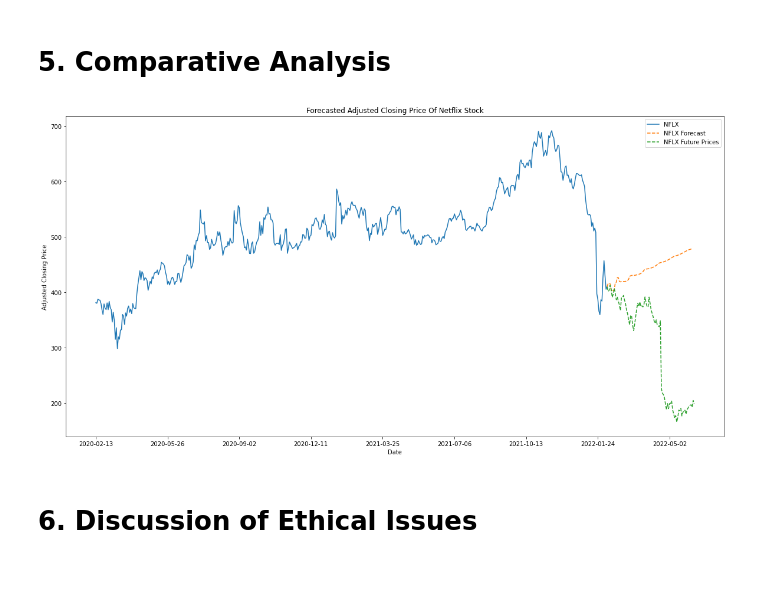
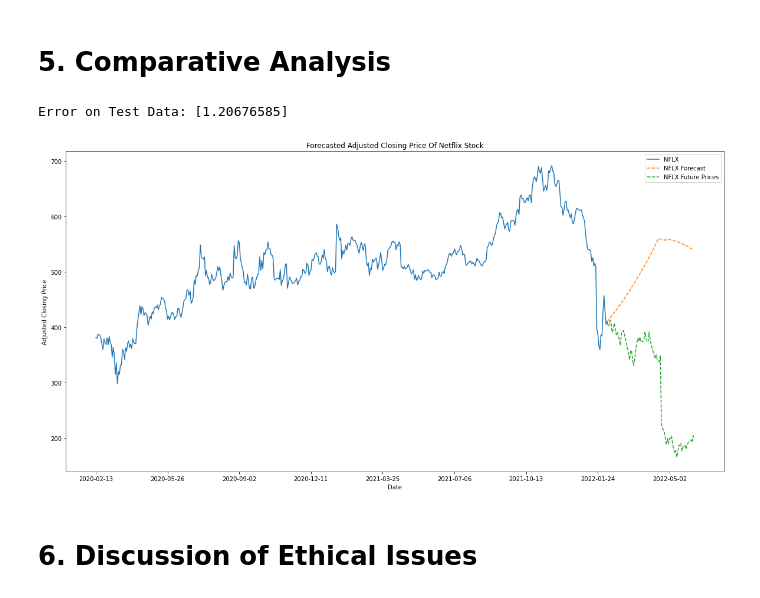
Before and after one commit to Ravi-Raghavan/ECE_443_Term_Project, a Jupyter notebook: NetflixStockPrices.ipynb, the cells around one changed output. Cells and saved outputs as stored; diff of their text form; code cells hidden in the pictures.

```diff
--- a/NetflixStockPrices.ipynb
+++ b/NetflixStockPrices.ipynb
@@ -152,46 +163,53 @@ model1 = LinearRegression().fit(X_train, Y_train)
 future_stock_prices = pd.read_csv("NFLX_Future.csv")
 future_stock_prices.set_index("Date", inplace = True)
 future_stock_prices = future_stock_prices.loc[netflix_stock_prices.index[-1]: ]
+
 N, P = X_test.shape
 prediction = model1.predict(X_test)
 error = sum([((actual_label - predicted_label) / actual_label) ** 2 for predicted_label, actual_label in zip(prediction, Y_test)]) / N
+print(f"Error on Test Data: {error}")
 
 data_size = netflix_stock_prices.shape
 num_rows = len(future_stock_prices)
-previous_two_weeks = Y[-14: ]
+previous_two_weeks = netflix_stock_prices["Continuously Compounded Returns"].to_list()
+previous_two_weeks = np.array(previous_two_weeks[-60:]).reshape(60, 1)
 feature_array = np.zeros((1, 4))
 forecasts = np.zeros((num_rows + 1, 1))
+forecasts[0] = np.array([closing_prices[-1]])
 
 for day in range(num_rows):
+
     feature_array[0][0] = np.mean(previous_two_weeks)
-    feature_array[0][1] = np.std(previous_two_weeks)
-    feature_array[0][2] = np.amax(previous_two_weeks)
-    feature_array[0][3] = np.amin(previous_two_weeks)
+    feature_array[0][1] = np.var(previous_two_weeks)
+    feature_array[0][2] = sps.skew(previous_two_weeks)
+    feature_array[0][3] = sps.kurtosis(previous_two_weeks)
 
     feature_array = datascaler.transform(feature_array)
-    forecasts[day + 1] = model1.predict(feature_array)
-    previous_two_weeks = previous_two_weeks[1: ]
-    previous_two_weeks = np.concatenate((previous_two_weeks, np.array([forecasts[day + 1]])), axis = 0)
+    feature_array = pca.inverse_transform(pca.transform(feature_array))
+    asset_return = model1.predict(feature_array)
+    stock_gain = np.exp(asset_return)
+    forecasts[day + 1] = forecasts[day] *  stock_gain[0]
+    previous_two_weeks = np.concatenate((previous_two_weeks[1: ], asset_return), axis = 0)
 
 adjusted_closing_prices = netflix_stock_prices[['Adj Close']].tail(500)
-forecasts[0] = np.array([Y[-1]])
 future_stock_predictions = pd.DataFrame({"Forecasts": forecasts.flatten()}, index=pd.date_range(start= netflix_stock_prices.index[-1], periods=len(forecasts), freq="B", inclusive = "both").format(formatter=lambda x: x.strftime('%Y-%m-%d')))
 
 plt.rcParams["figure.figsize"] = (20,10)
 fig, ax = plt.subplots()
 ax.set_title("Forecasted Adjusted Closing Price Of Netflix Stock")
 ax.set_xlabel("Date")
 ax.set_ylabel("Adjusted Closing Price")
 
 ax.plot(adjusted_closing_prices['Adj Close'], label = "NFLX")
 ax.plot(future_stock_predictions["Forecasts"], linestyle='dashed', label = "NFLX Forecast")
 ax.plot(future_stock_prices['Adj Close'], linestyle='dashed', label = "NFLX Future Prices")
 ax.xaxis.set_major_locator(mticker.IndexLocator( base = 70, offset = 0))
 ax.legend()
 
 plt.show()
 # %% [output]
+Error on Test Data: [1.20676585]
-[figure, old version]
+[figure, new version]
 # %% [markdown]
 # **6. Discussion of Ethical Issues**
 # %% [markdown]
```
Also changed, not shown: parts of 5 cells of this notebook.
